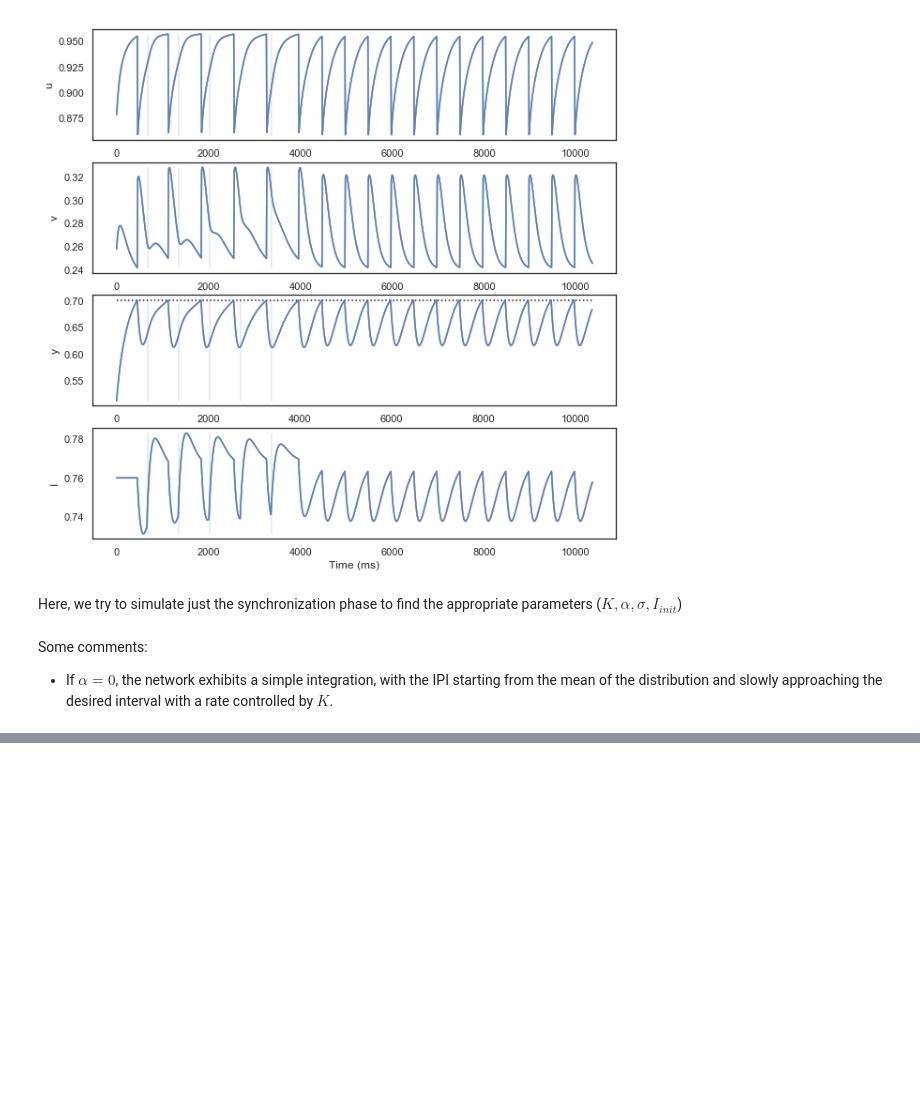
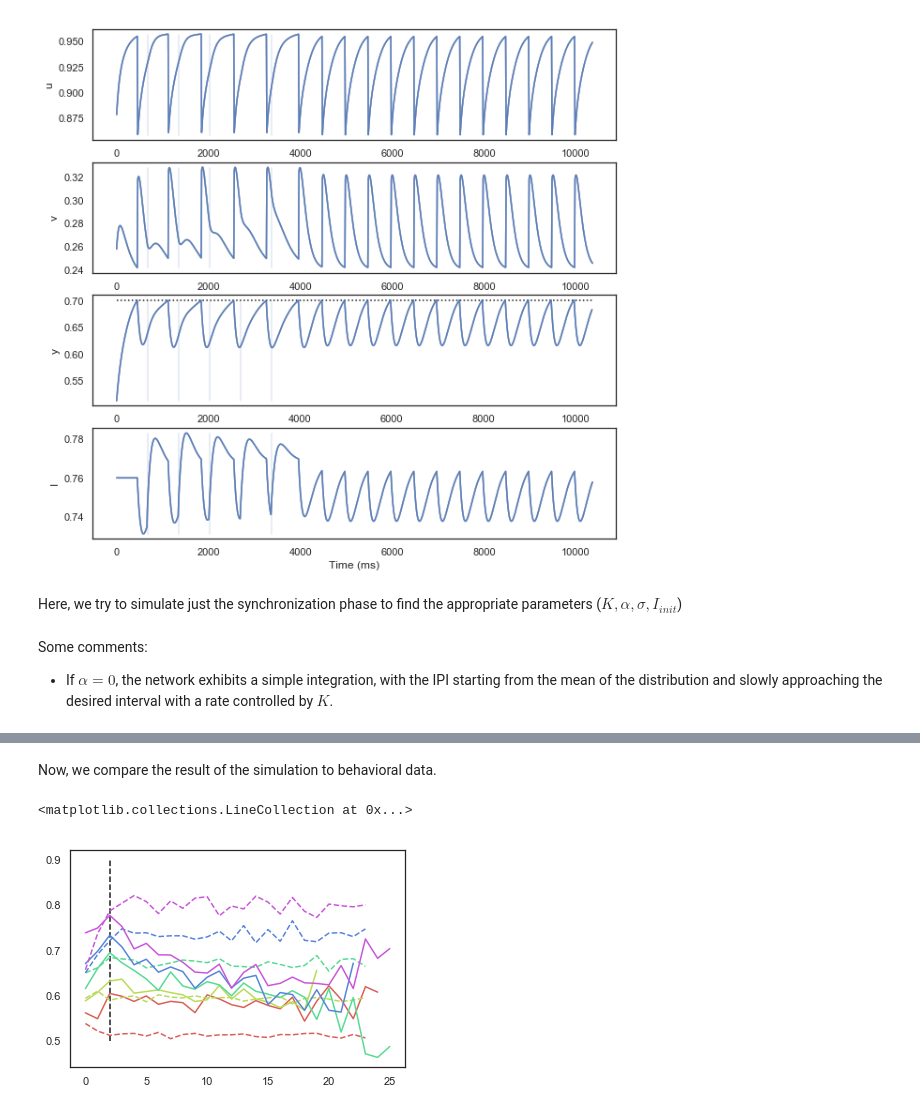
Before and after one commit to jazlab/SE_NL_MJ_2020, a Jupyter notebook: SynchronizationNetwork_noise.ipynb, the cells around one changed output, grey strips where cells are left out. Drawn from its saved outputs; the diff is of its cells as text; code cells hidden in the pictures; blank space fills up the shorter version.

Commit message:
Early comparison with sync-cont data

```diff
--- a/SynchronizationNetwork_noise.ipynb
+++ b/SynchronizationNetwork_noise.ipynb
@@ -646,0 +653,45 @@ Text(0,0.5,'Bias')
+# %% [markdown]
+Now, we compare the result of the simulation to behavioral data.
+# %%
+### Simulation ###
+durs = np.linspace(500, 850, 5)
+meanITIs = []
+
+for interval in durs:
+    usim, vsim, ysim, Ilst, siglst, u_p, v_p, y_p, I_p, production_lst = simulate_synchronization2(ntrials=40,
+                                                                               durations=[interval] * 4 + [interval * 30],
+                                                                               sigma=0.02, K=4, initI=0.76, alpha = 0.0)
+
+    # Find the IPI (inter-production interval)
+    ipi_lst = []
+    for i in range(production_lst.shape[1]):
+        single_production = production_lst[:,i]
+        #print(len(np.nonzero(single_production)[0]))
+        ipi_lst.append(np.diff(np.nonzero(single_production)[0])[1:25])
+
+    meanline = np.mean(np.array(ipi_lst), axis=0)
+    meanITIs.append(meanline)
+
+meanITIs = np.array(meanITIs)
+bias_individual = meanITIs * 10 - durs[:,np.newaxis]
+bias_all = np.sum(bias_individual**2, axis=0)
+
+### Plotting ###
+palette = sns.color_palette('hls', 5)
+
+# Load the processed data
+filename = 'AL1_20180718_syncon_ITIs.mat'
+data = scipy.io.loadmat(filename)
+durs = data['durs'].flatten()
+splits = data['allDur_splits']
+
+# Plot the mean IPI
+IPI_mean = data['allDur_mean']
+for i in range(5):
+    plt.plot(IPI_mean[0,i].T, color=palette[i])
+    plt.plot(meanITIs[i,:] / 100, '--', color=palette[i]);
+
+plt.vlines(2, 0.5, 0.90, linestyles='--')
+# %% [output]
+<matplotlib.collections.LineCollection at 0x...>
+[figure, added]
```
Also changed, not shown: parts of 9 cells of this notebook.
